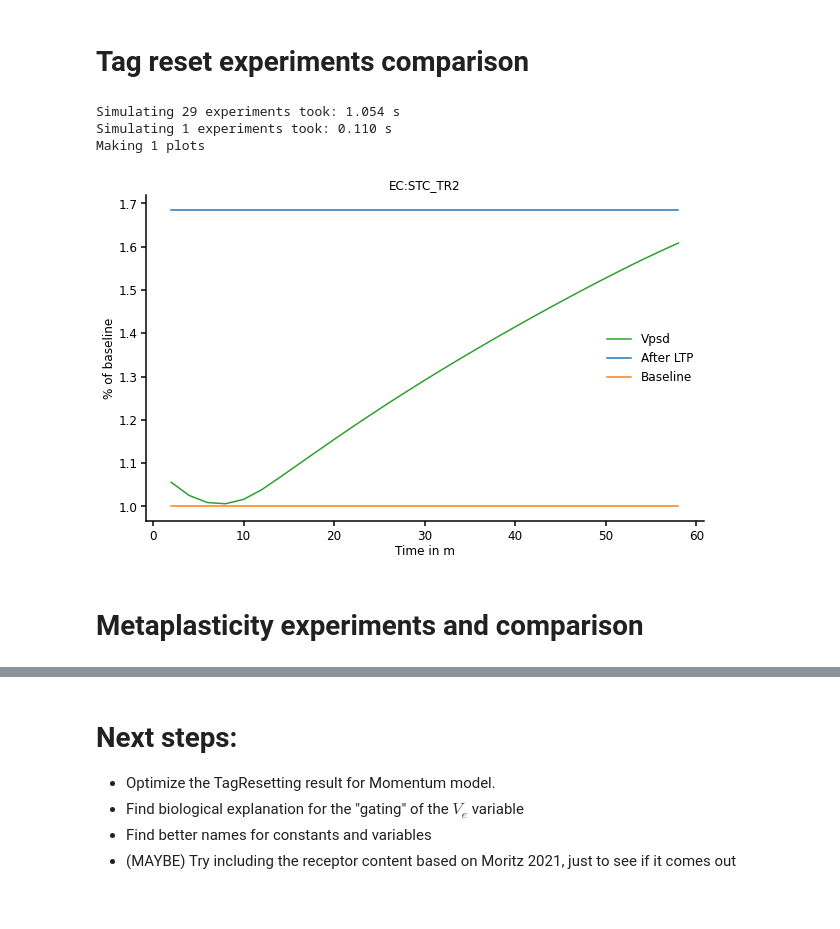
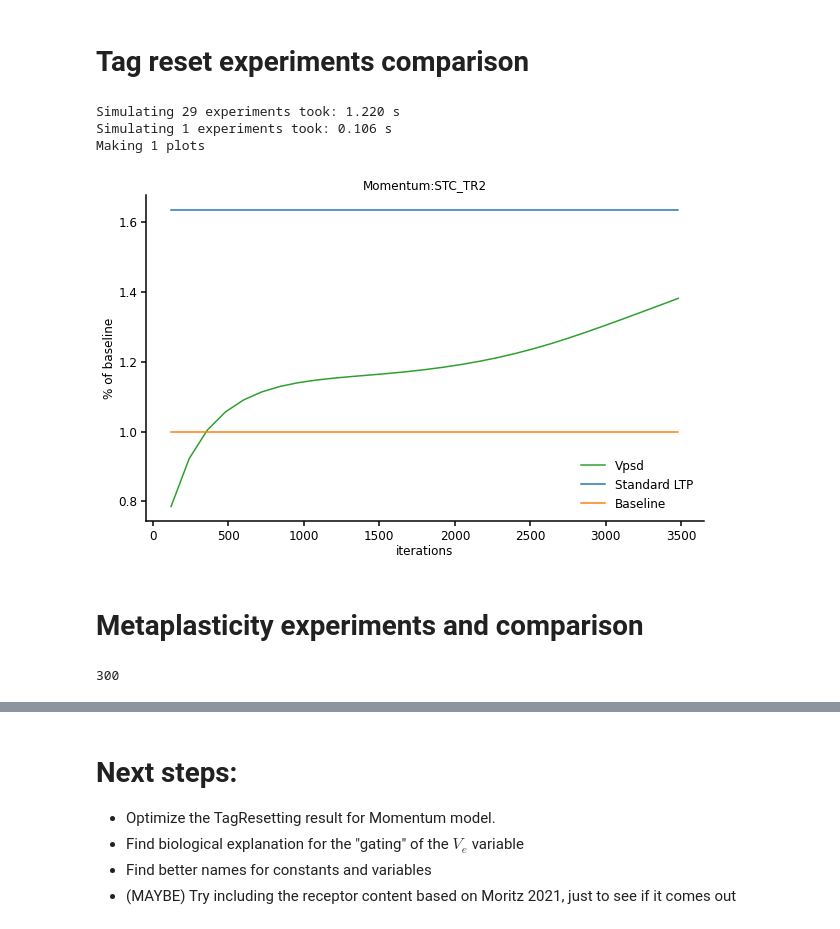
Before and after one commit to ngr-francesco/virtual_lab, a Jupyter notebook: examples/Simulation_results.ipynb, the cells around one changed output, grey strips where cells are left out. Saved outputs shown, nothing was run; the diff lists cells and outputs as text; code cells hidden in the pictures.

```diff
--- a/examples/Simulation_results.ipynb
+++ b/examples/Simulation_results.ipynb
@@ -246,14 +246,15 @@ ECExperiments.experiments[2].protein
 # %%
 LTP_LTD = Experiments([S_TET,LTD,W_TET,W_LFS])
 W_TET.T = 20*3600
-NO_STIMULI.T = 10*3600
+NO_STIMULI.T = 20*3600
 #mom_model.stop_recording_variables("V_n")
-for model in ["Momentum"]:
-    Sim.switch_model(model)
-    if model == "EC":
-        _ = Sim.run_experiments(ECExperiments)
-    else:
-        stoc = Sim.run_experiments(S_TET,n_of_runs=10,stochastic=True,termalize=True,record_termalization=False)
-        det = Sim.run_experiments(S_TET)
-Sim.plot_volumes(filename = "pass.pdf",time_unit = "h")
+LTP_LTD_NAMES = ["W_LFS","S_TET","LTD","W_TET"]
+for exp in ["LTP_X2"]:
+    for model in Sim.models:
+        Sim.switch_model(model)
+        if model == "EC":
+            _ = Sim.run_experiments(ECExperiments.get_experiment(exp))#,n_of_runs=10,stochastic=True,termalize=True,record_termalization=False)
+        else:
+            _ = Sim.run_experiments(BasicExperiments.get_experiment(exp))#,n_of_runs=10,stochastic=True,termalize=True,record_termalization=False)
+    Sim.plot_comparison(filename = f"{exp}_all_models.png",time_unit = "min")
 # %% [output]
@@ -264,2 +266,9 @@ Plotting 1 experiments
 # %%
-Sim.compare_experiment_results([stoc[0],det[0]],["V_tot"],stochastic_styling = "mean", rescale = True, time_unit = "h")
+exp_names = ["NO_STIMULI","S_TET","LTD"]
+Sim.switch_model("Base")
+for name in exp_names:
+    exp = BasicExperiments.get_experiment(name)
+    stoch = Sim.run_experiments(exp,100,stochastic=True,termalize = True)
+    det = Sim.run_experiments(exp)
+    Sim.compare_experiment_results([stoch[0],det[0]],["V_tot"],stochastic_styling = "mean_traces_1",
+ rescale = True, time_unit = "h",filename = f"{name}-stoch-det.png",use_legend = True)
@@ -270,31 +280,35 @@ Sim.compare_experiment_results([stoc[0],det[0]],["V_tot"],stochastic_styling = "
 # %%
 do_not_record = {
     "Vd" : False,
     "Vs" : False,
     "V_n": False
 }
 # TODO allow for comparison of different model results!
-for model in ["EC"]:
+for model in ["Momentum"]:
     Sim.models[model].stop_recording_variables(do_not_record)
     Sim.switch_model(model)
     if model == "EC":
         tr_results = Sim.run_experiments(ECTagReset,save_results=False)
         reference_LTP = Sim.run_experiments(ECExperiments.experiments[2]) # 2 corresponds to LTP exp
     else:
         tr_results = Sim.run_experiments(TagResetExperiments,save_results=False)
         reference_LTP = Sim.run_experiments(S_TET)
     x_data = [tr_results[i]["experiment"].LFS[0][0] -300 for i in range(len(tr_results))]
     # Take as reference the value of the PSD after potentiation
     reference_values = [reference_LTP[0]["Vpsd"][-1],1]
     Sim.plot_selected_points(tr_results,"Vpsd","last",event_type="LFS", x_data = x_data, reference_values=reference_values,
-    ref_labels = ['After LTP','Baseline'],filename = f"{model}_tag_resetting.pdf")
+    ref_labels = ['Standard LTP','Baseline'],filename = f"{model}_tag_resetting.pdf")
 # %% [output]
-Simulating 29 experiments took: 1.054 s
-Simulating 1 experiments took: 0.110 s
+Simulating 29 experiments took: 1.220 s
+Simulating 1 experiments took: 0.106 s
 Making 1 plots
-[figure, old version]
+[figure, new version]
 # %% [markdown]
 # Metaplasticity experiments and comparison
+# %%
+len(LTP_META.stim)
+# %% [output]
+300
 # %%
 meta_results = []
 Sim.switch_model("Base")
```
Also changed, not shown: parts of 7 cells of this notebook, 3 other files.
